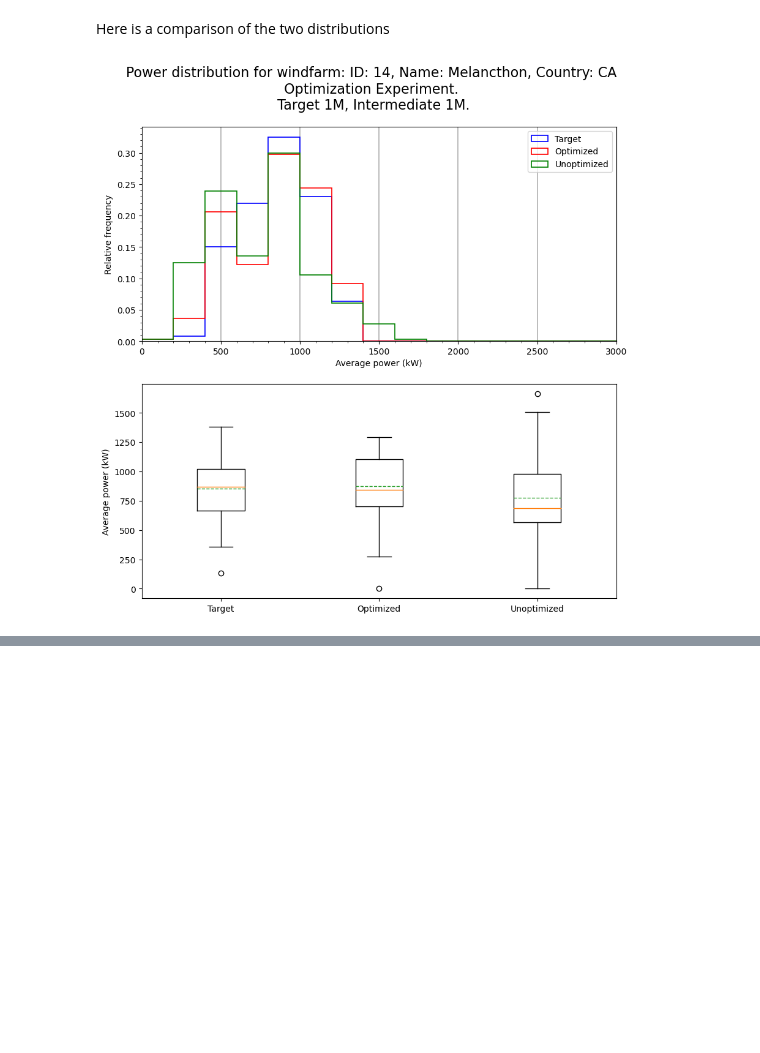
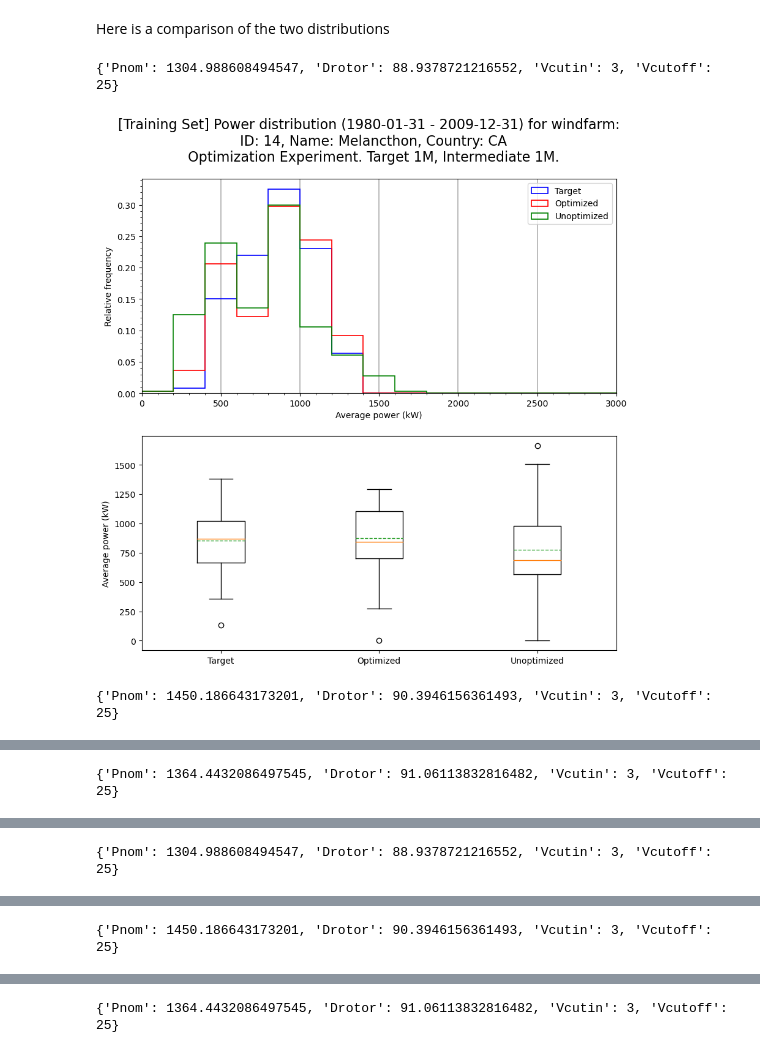
Before and after one commit to Campostrini/windpower, a Jupyter notebook: code/notebooks/windpowerconversion.ipynb, the cells around one changed output, grey strips where cells are left out. Drawn from its saved outputs; the diff is of its cells as text; code cells hidden in the pictures; blank space fills up the shorter version.

Commit message:
add more options for optimization and timing

```diff
--- a/code/notebooks/windpowerconversion.ipynb
+++ b/code/notebooks/windpowerconversion.ipynb
@@ -186,7 +237,7 @@ def get_quantiles(power_da, quantiles_to_compute, target_time_resolution):
 
 target_quantiles_dict = {
     wind_farm_id: get_quantiles(power_da_list[0], quantiles_to_compute, target_time_resolution)
-    for wind_farm_id, power_da_list in power_da_list_collection.items()
+    for wind_farm_id, power_da_list in power_da_list_collection_training.items()
 }
 
 target_quantiles_dict[14]
@@ -275,9 +413,12 @@ Optimization terminated successfully.
 # %% [markdown]
 Here is a comparison of the two distributions
 # %%
-def plot_hist_and_boxplot(resminimize, averaged_wind_intermediate, power_da_target_tres, wind_farm_id):
-    Pnom, Drotor, Vcutin, Vcutoff = resminimize
-    optimized_conversion_function = pc.power_curve_from_parameters(Pnom=Pnom, Drotor=Drotor, Vcutin=Vcutin, Vcutoff=Vcutoff)
+def plot_hist_and_boxplot(resminimize, averaged_wind_intermediate, power_da_target_tres, wind_farm_id, training_set: bool):
+    assert isinstance(resminimize, dict)
+    assert all([key in resminimize for key in ["Pnom", "Drotor", "Vcutin", "Vcutoff"]])
+    optimized_conversion_function = pc.power_curve_from_parameters(**resminimize)
+
+    print(resminimize)
 
     power_da_optimized = optimized_conversion_function(averaged_wind_intermediate)
     power_da_optimized_target_tres = power_da_optimized.resample(time=target_time_resolution).mean()
@@ -302,35 +443,60 @@ def plot_hist_and_boxplot(resminimize, averaged_wind_intermediate, power_da_targ
                                         edgecolor=color, linewidth=1.2,
                                         density=False, facecolor="none",
                                         histtype="step", label=label)
 
     axs[0].set_xlim(0, 3000)
     axs[0].set_ylim(0, axs[0].get_ylim()[1] / sum(n))
 
     axs[0].set_axisbelow(True)
     axs[0].grid(axis="x", linestyle="-", linewidth=1.2)
     axs[0].xaxis.set_minor_locator(ticker.AutoMinorLocator())
     axs[0].yaxis.set_minor_locator(ticker.AutoMinorLocator())
     axs[0].set_xlabel('Average power (kW)')
     axs[0].set_ylabel('Relative frequency')
 
     # use legend
     axs[0].legend(loc="upper right")
 
     # plot the boxplots
     axs[1].boxplot([power_da_target_tres, power_da_optimized_target_tres, power_da_unoptimized_target_tres], labels=labels_histogram,
                     showmeans=True, meanline=True)
     axs[1].set_ylabel('Average power (kW)')
 
+    test_or_training = "Training Set" if training_set else "Test Set"
+
+    start_date = power_da_optimized.time[0].dt.strftime("%Y-%m-%d").values
+    end_date = power_da_optimized.time[-1].dt.strftime("%Y-%m-%d").values
+
     # set the title of the figure
-    fig.suptitle("Power distribution for windfarm: ID: {}, Name: {}, Country: {}\n Optimization Experiment. \n Target {}, Intermediate {}.".format(
+    fig.suptitle("[{}] Power distribution ({} - {}) for windfarm: \n ID: {}, Name: {}, Country: {}\n Optimization Experiment. Target {}, Intermediate {}.".format(
+        test_or_training, start_date, end_date,
         wind_farm_id, df[df["ID"] == wind_farm_id]["Name"].values[0], df[df["ID"] == wind_farm_id]["ISO code"].values[0],
         target_time_resolution, intermediate_time_resolution
     ), fontsize=16)
     plt.show()
 
-for wind_farm_id, power_da_list in power_da_list_collection.items():
-    averaged_wind_intermediate = wind_farm_ds_dict[wind_farm_id].resample(time=intermediate_time_resolution).mean()
+optim_result_kwargs_collection = {
+    wind_farm_id: {
+        key: value for key, value
+        in zip(free_parameters, optim_results)
+    } for wind_farm_id, optim_results in optim_result_dict.items()
+}
+
+for wind_farm_id in optim_result_kwargs_collection:
+    for key in ["Pnom", "Drotor", "Vcutin", "Vcutoff"]:
+        if key not in optim_result_kwargs_collection[wind_farm_id]:
+            optim_result_kwargs_collection[wind_farm_id][key] = starting_point[key]
+
+for wind_farm_id, power_da_list in power_da_list_collection_training.items():
+    averaged_wind_intermediate = wind_farm_ds_dict[wind_farm_id].sel(**training_set_selection).resample(time=intermediate_time_resolution).mean()
     power_da_target_tres = power_da_list[0].resample(time=target_time_resolution).mean()
-    plot_hist_and_boxplot(optim_result_dict[wind_farm_id], averaged_wind_intermediate, power_da_target_tres, wind_farm_id)
+    plot_hist_and_boxplot(optim_result_kwargs_collection[wind_farm_id], averaged_wind_intermediate, power_da_target_tres, wind_farm_id, training_set=True)
+
+for wind_farm_id, power_da_list in power_da_list_collection_test.items():
+    averaged_wind_intermediate = wind_farm_ds_dict[wind_farm_id].sel(**test_set_selection).resample(time=intermediate_time_resolution).mean()
+    power_da_target_tres = power_da_list[0].resample(time=target_time_resolution).mean()
+    plot_hist_and_boxplot(optim_result_kwargs_collection[wind_farm_id], averaged_wind_intermediate, power_da_target_tres, wind_farm_id, training_set=False)
 # %% [output]
+{'Pnom': 1304.988608494547, 'Drotor': 88.9378721216552, 'Vcutin': 3, 'Vcutoff': 25}
-[figure, old version]
+[figure, new version]
+{'Pnom': 1450.186643173201, 'Drotor': 90.3946156361493, 'Vcutin': 3, 'Vcutoff': 25}
@@ -337,0 +504 @@ for wind_farm_id, power_da_list in power_da_list_collection.items():
+{'Pnom': 1364.4432086497545, 'Drotor': 91.06113832816482, 'Vcutin': 3, 'Vcutoff': 25}
@@ -338,0 +506 @@ for wind_farm_id, power_da_list in power_da_list_collection.items():
+{'Pnom': 1304.988608494547, 'Drotor': 88.9378721216552, 'Vcutin': 3, 'Vcutoff': 25}
@@ -338,0 +508 @@ for wind_farm_id, power_da_list in power_da_list_collection.items():
+{'Pnom': 1450.186643173201, 'Drotor': 90.3946156361493, 'Vcutin': 3, 'Vcutoff': 25}
@@ -338,0 +510 @@ for wind_farm_id, power_da_list in power_da_list_collection.items():
+{'Pnom': 1364.4432086497545, 'Drotor': 91.06113832816482, 'Vcutin': 3, 'Vcutoff': 25}
```
Also changed, not shown: parts of 12 cells of this notebook, 2 other files.
